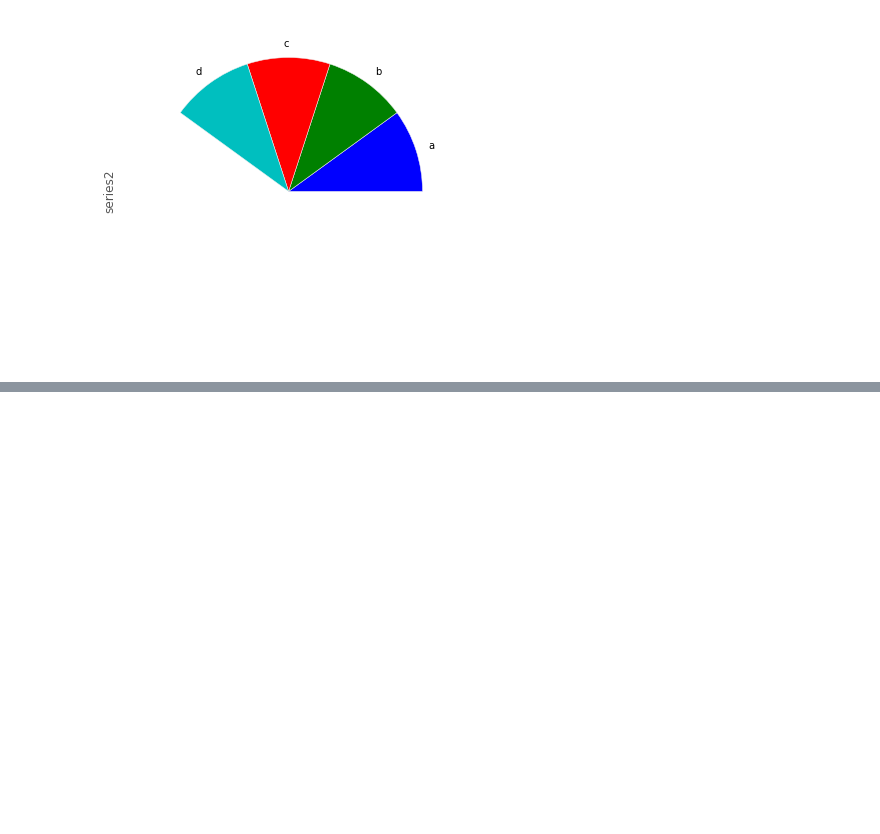
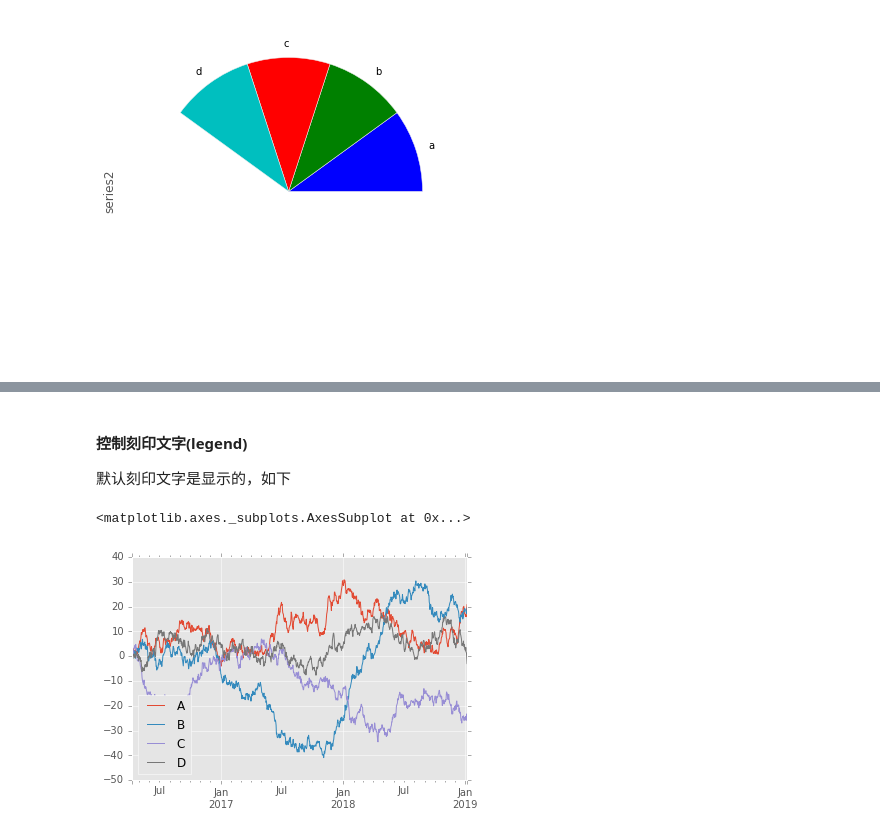
Before and after one commit to dalewa/basic_of_pydata, a Jupyter notebook: Pandas Visualization.ipynb, the cells around one changed output, grey strips where cells are left out. Saved outputs shown, nothing was run; the diff lists cells and outputs as text; code cells hidden in the pictures; blank space fills up the shorter version.

```diff
--- a/Pandas Visualization.ipynb
+++ b/Pandas Visualization.ipynb
@@ -222,0 +235,10 @@ plt.savefig("text.png")
+# %% [markdown]
+#### 控制刻印文字(legend)
+默认刻印文字是显示的，如下
+# %%
+df = pd.DataFrame(np.random.randn(1000, 4), index=ts.index, columns=list('ABCD'))
+df = df.cumsum()
+df.plot()
+# %% [output]
+<matplotlib.axes._subplots.AxesSubplot at 0x...>
+[figure, added]
```
Also changed, not shown: parts of 21 cells of this notebook, 1 other file.
